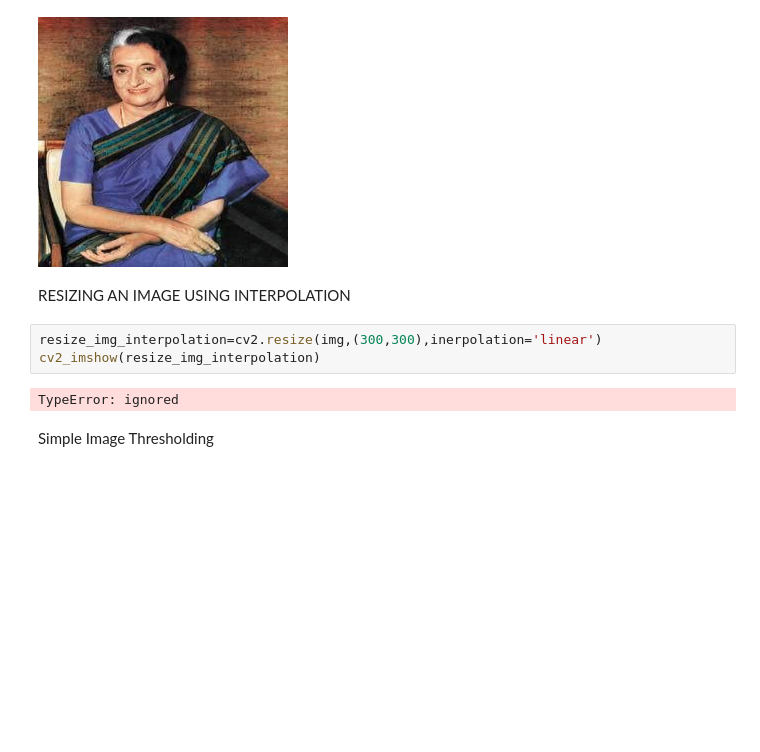
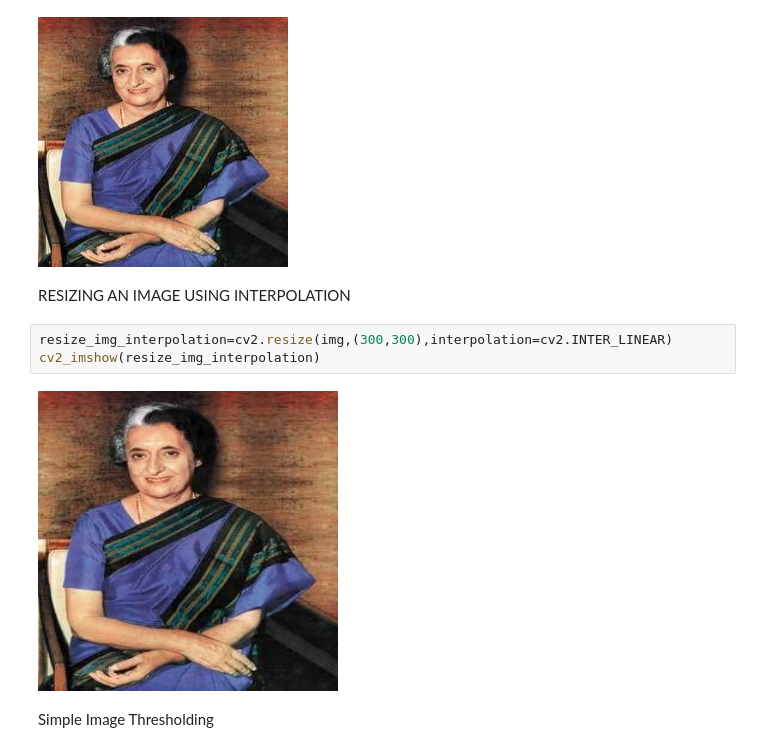
Before and after one commit to SushmithaUmmanni/Angular, a Jupyter notebook: CV2_IMAGE_SUSHMITHA.ipynb, the cells around one changed output. Drawn from its saved outputs; the diff is of its cells as text; blank space fills up the shorter version.

```diff
--- a/CV2_IMAGE_SUSHMITHA.ipynb
+++ b/CV2_IMAGE_SUSHMITHA.ipynb
@@ -58,10 +58,10 @@ cv2_imshow(resize_img)
 # %% [markdown]
 RESIZING AN IMAGE USING INTERPOLATION
 # %%
-resize_img_interpolation=cv2.resize(img,(300,300),inerpolation='linear')
+resize_img_interpolation=cv2.resize(img,(300,300),interpolation=cv2.INTER_LINEAR)
 cv2_imshow(resize_img_interpolation)
 # %% [output]
-TypeError: ignored
+[figure, added]
 # %% [markdown]
 Simple Image Thresholding
 # %%
```
Also changed, not shown: parts of 1 cell of this notebook.
